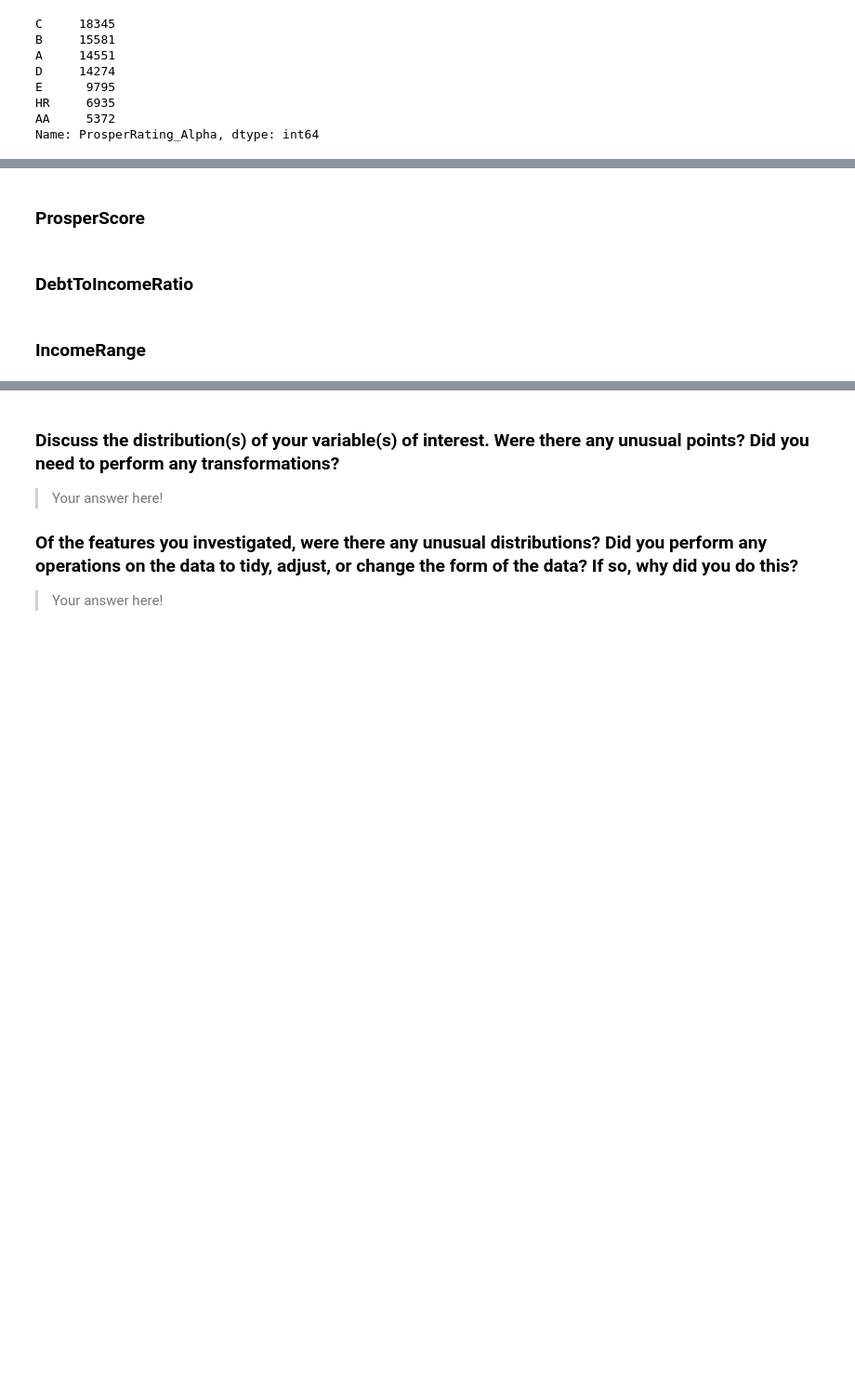
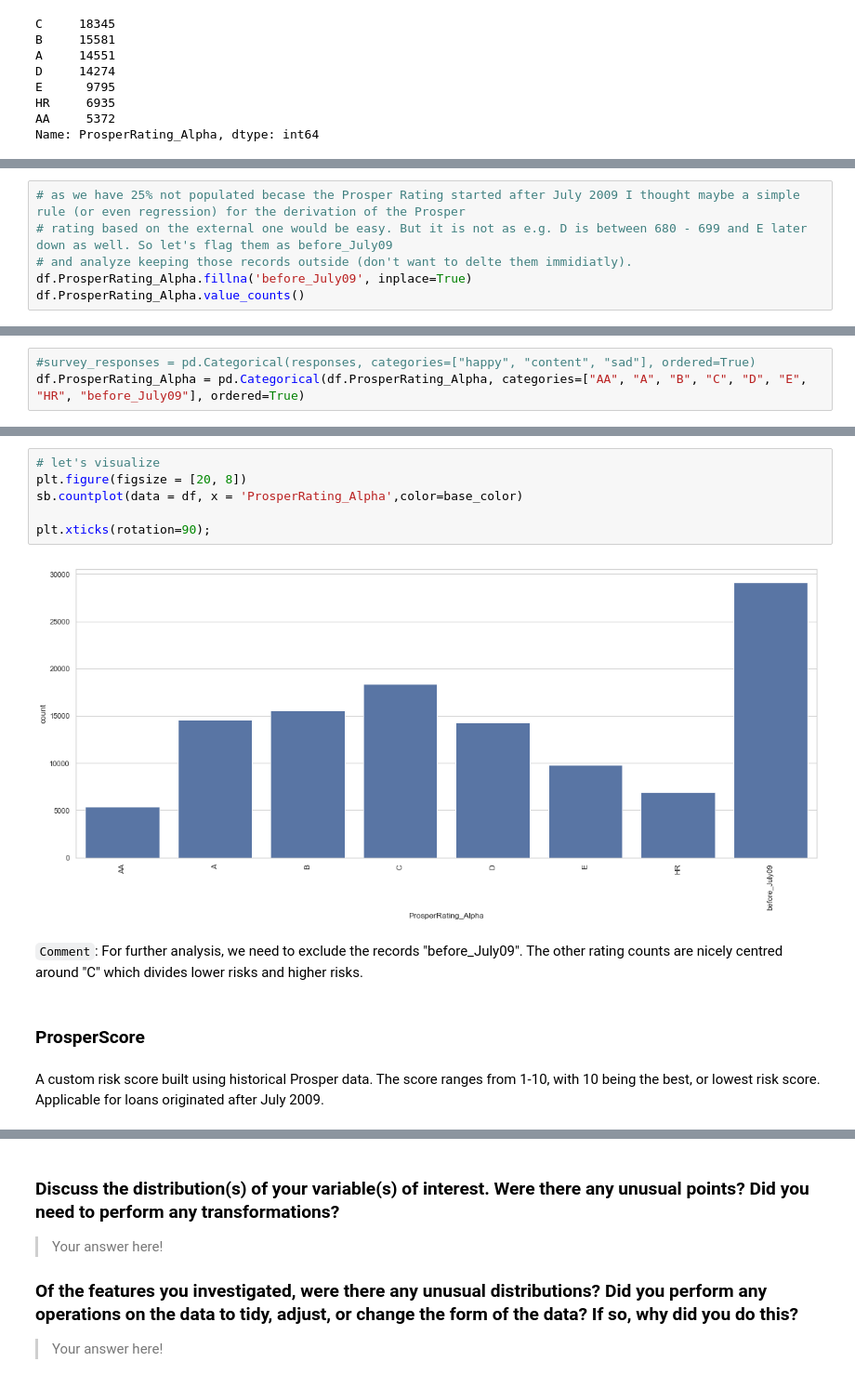
Before and after one commit to moosial/CommunicateDataFindings, a Jupyter notebook: exploration_Prosper_CA.ipynb, the cells around one changed output, grey strips where cells are left out. Shown: that part at 93% size. Drawn from its saved outputs; the diff is of its cells as text; blank space fills up the shorter version.

```diff
--- a/exploration_Prosper_CA.ipynb
+++ b/exploration_Prosper_CA.ipynb
@@ -865,0 +910,6 @@ Name: ProsperRating_Alpha, dtype: int64
+# %%
+# as we have 25% not populated becase the Prosper Rating started after July 2009 I thought maybe a simple rule (or even regression) for the derivation of the Prosper
+# rating based on the external one would be easy. But it is not as e.g. D is between 680 - 699 and E later down as well. So let's flag them as before_July09
+# and analyze keeping those records outside (don't want to delte them immidiatly).
+df.ProsperRating_Alpha.fillna('before_July09', inplace=True)
+df.ProsperRating_Alpha.value_counts()
@@ -865,0 +929,3 @@ Name: ProsperRating_Alpha, dtype: int64
+# %%
+#survey_responses = pd.Categorical(responses, categories=["happy", "content", "sad"], ordered=True)
+df.ProsperRating_Alpha = pd.Categorical(df.ProsperRating_Alpha, categories=["AA", "A", "B", "C", "D", "E", "HR", "before_July09"], ordered=True)
@@ -866,6 +955,14 @@ Name: ProsperRating_Alpha, dtype: int64
+# %%
+# let's visualize
+plt.figure(figsize = [20, 8])
+sb.countplot(data = df, x = 'ProsperRating_Alpha',color=base_color)
+
+plt.xticks(rotation=90);
+# %% [output]
+[figure, added]
+# %% [markdown]
+`Comment`: For further analysis, we need to exclude the records "before_July09".  The other rating counts are nicely centred around "C" which divides lower risks and higher risks.
 # %% [markdown]
 ### ProsperScore
-# %% [markdown]
-###  DebtToIncomeRatio
-# %% [markdown]
-### IncomeRange
+# %% [markdown]
+A custom risk score built using historical Prosper data. The score ranges from 1-10, with 10 being the best, or lowest risk score. Applicable for loans originated after July 2009.
```
Also changed, not shown: parts of 57 cells of this notebook, 1 other file.
